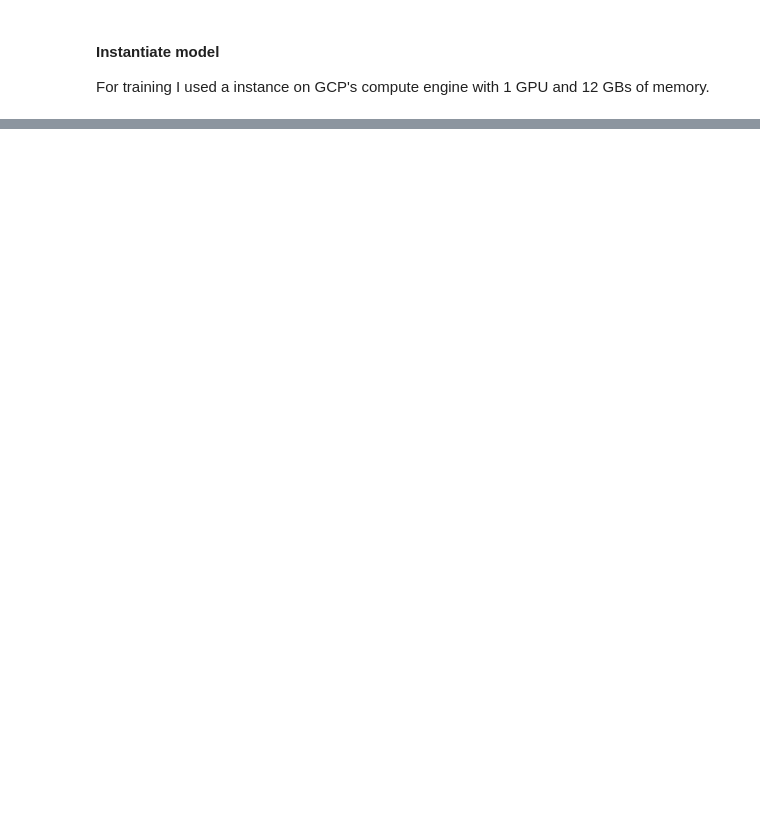
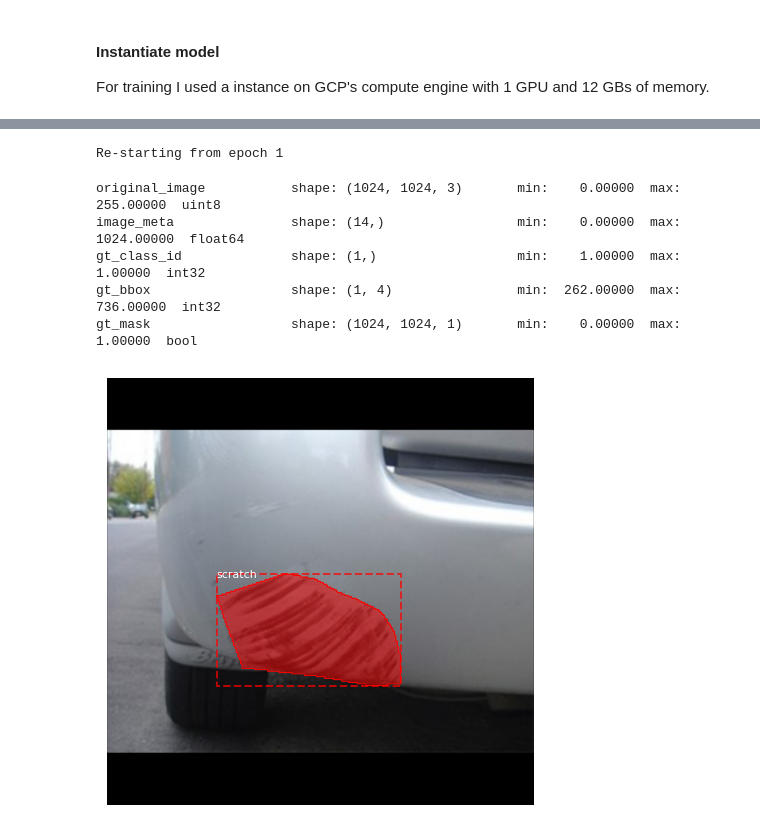
Before and after one commit to cryptojelmerkeuzenkamp/damage_detection, a Jupyter notebook: car_damage_case.ipynb, the cells around one changed output, grey strips where cells are left out. Drawn from its saved outputs; the diff is of its cells as text; code cells hidden in the pictures; blank space fills up the shorter version.

```diff
--- a/car_damage_case.ipynb
+++ b/car_damage_case.ipynb
@@ -233,10 +278,9 @@ augmentation = imgaug.augmenters.Fliplr(0.5)
 # %%
-# Train the head branches
-# Passing layers="heads" freezes all layers except the head
-# layers. You can also pass a regular expression to select
-# which layers to train by name pattern.
+# Fine tune all layers
+# Passing layers="all" trains all layers. You can also
+# pass a regular expression to select which layers to
+# train by name pattern.
 model.train(dataset_train, dataset_val,
-            learning_rate=config.LEARNING_RATE,
-            epochs=1,
-            layers='heads',
-            augmentation=augmentation)
+            learning_rate=config.LEARNING_RATE / 10,
+            epochs=2,
+            layers="all")
@@ -242,0 +307,9 @@ model.train(dataset_train, dataset_val,
+# %%
+class InferenceConfig(Config):
+    """ Override base configerations for properties that need to be changed. """
+    NAME = "model_inference"
+    GPU_COUNT = 1
+    IMAGES_PER_GPU = 1
+    NUM_CLASSES = 2
+
+inference_config = InferenceConfig()
@@ -242,0 +324,26 @@ model.train(dataset_train, dataset_val,
+# %%
+model.load_weights(model_path, by_name=True)
+# %% [output]
+Re-starting from epoch 1
+# %%
+# Test on a random image
+image_id = random.choice(dataset_val.image_ids)
+original_image, image_meta, gt_class_id, gt_bbox, gt_mask =\
+    modellib.load_image_gt(dataset_val, inference_config,
+                           image_id, use_mini_mask=False)
+
+log("original_image", original_image)
+log("image_meta", image_meta)
+log("gt_class_id", gt_class_id)
+log("gt_bbox", gt_bbox)
+log("gt_mask", gt_mask)
+
+visualize.display_instances(original_image, gt_bbox, gt_mask, gt_class_id,
+                            dataset_train.class_names, figsize=(8, 8))
+# %% [output]
+original_image           shape: (1024, 1024, 3)       min:    0.00000  max:  255.00000  uint8
+image_meta               shape: (14,)                 min:    0.00000  max: 1024.00000  float64
+gt_class_id              shape: (1,)                  min:    1.00000  max:    1.00000  int32
+gt_bbox                  shape: (1, 4)                min:  262.00000  max:  736.00000  int32
+gt_mask                  shape: (1024, 1024, 1)       min:    0.00000  max:    1.00000  bool
+[figure, added]
```
Also changed, not shown: parts of 23 cells of this notebook, 1 other file.
